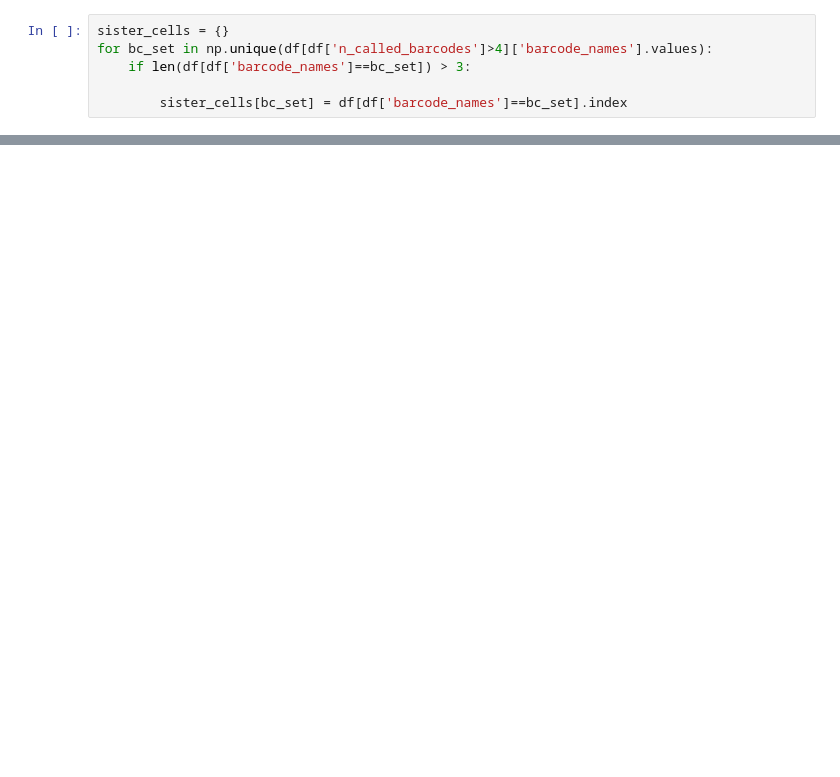
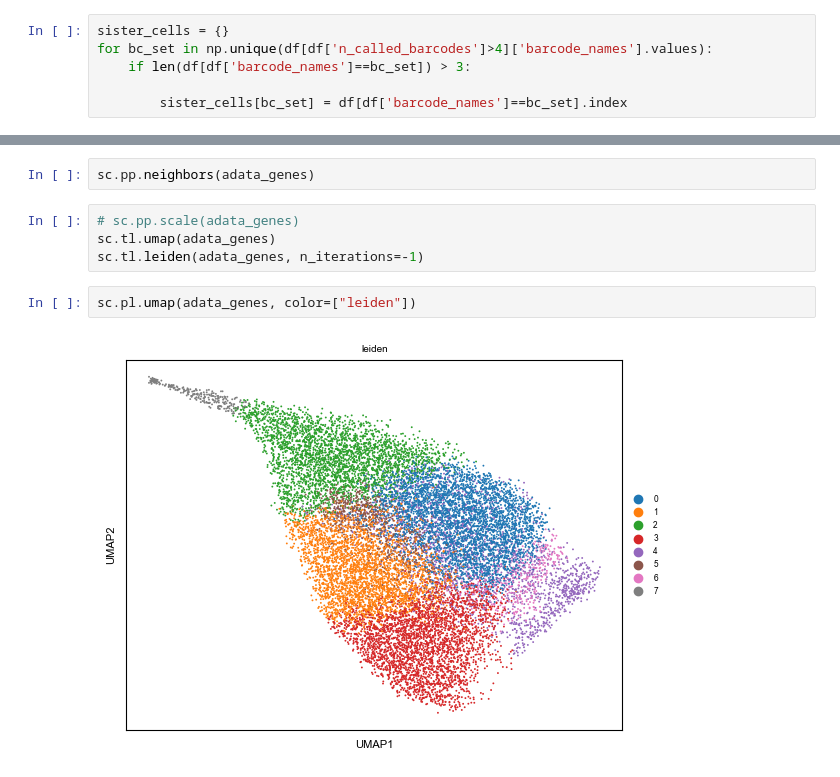
Before and after one commit to grantkinsler/SpatialBarcodes, a Jupyter notebook: paper/plotScripts/in_vitro_sister_similarity.ipynb, the cells around one changed output, grey strips where cells are left out. Saved outputs shown, nothing was run; the diff lists cells and outputs as text; blank space fills up the shorter version.

```diff
--- a/paper/plotScripts/in_vitro_sister_similarity.ipynb
+++ b/paper/plotScripts/in_vitro_sister_similarity.ipynb
@@ -88,0 +126,10 @@ for bc_set in np.unique(df[df['n_called_barcodes']>4]['barcode_names'].values):
+# %%
+sc.pp.neighbors(adata_genes)
+# %%
+# sc.pp.scale(adata_genes)
+sc.tl.umap(adata_genes)
+sc.tl.leiden(adata_genes, n_iterations=-1)
+# %%
+sc.pl.umap(adata_genes, color=["leiden"])
+# %% [output]
+[figure, added]
```
Also changed, not shown: parts of 26 cells of this notebook, 5 other files.
